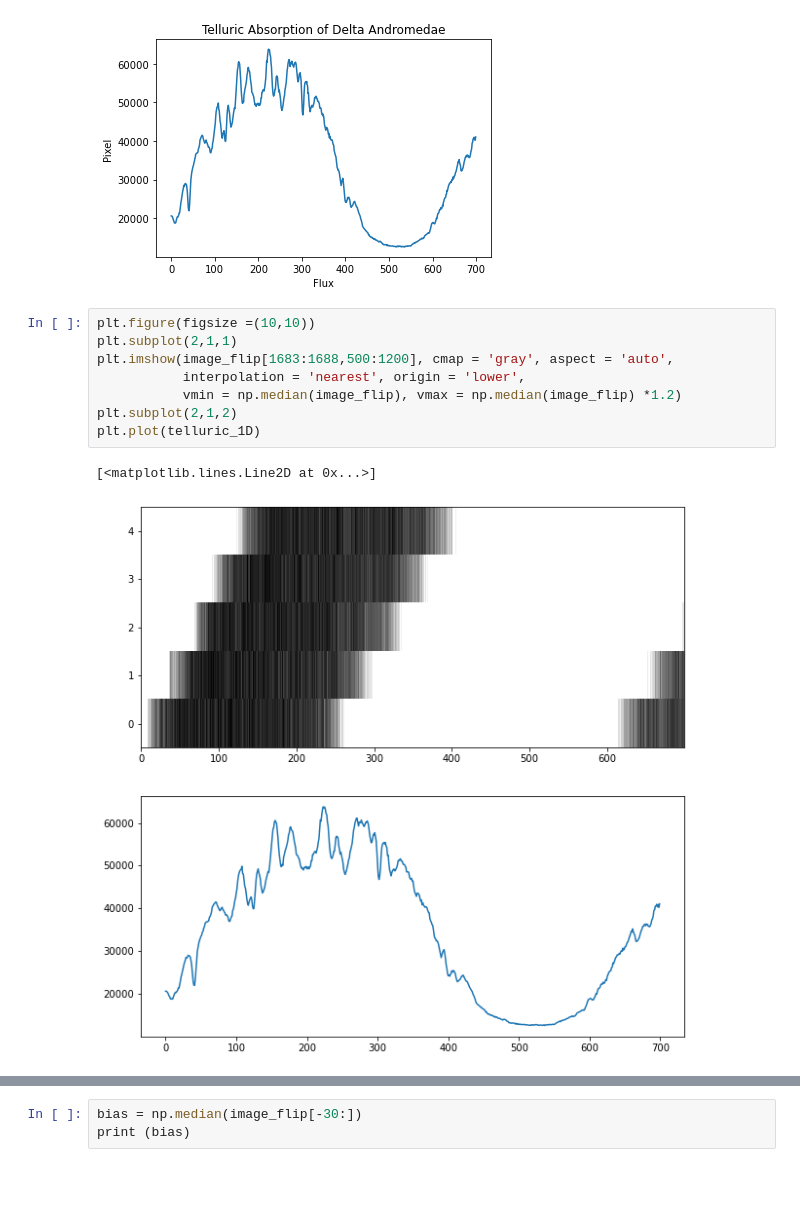
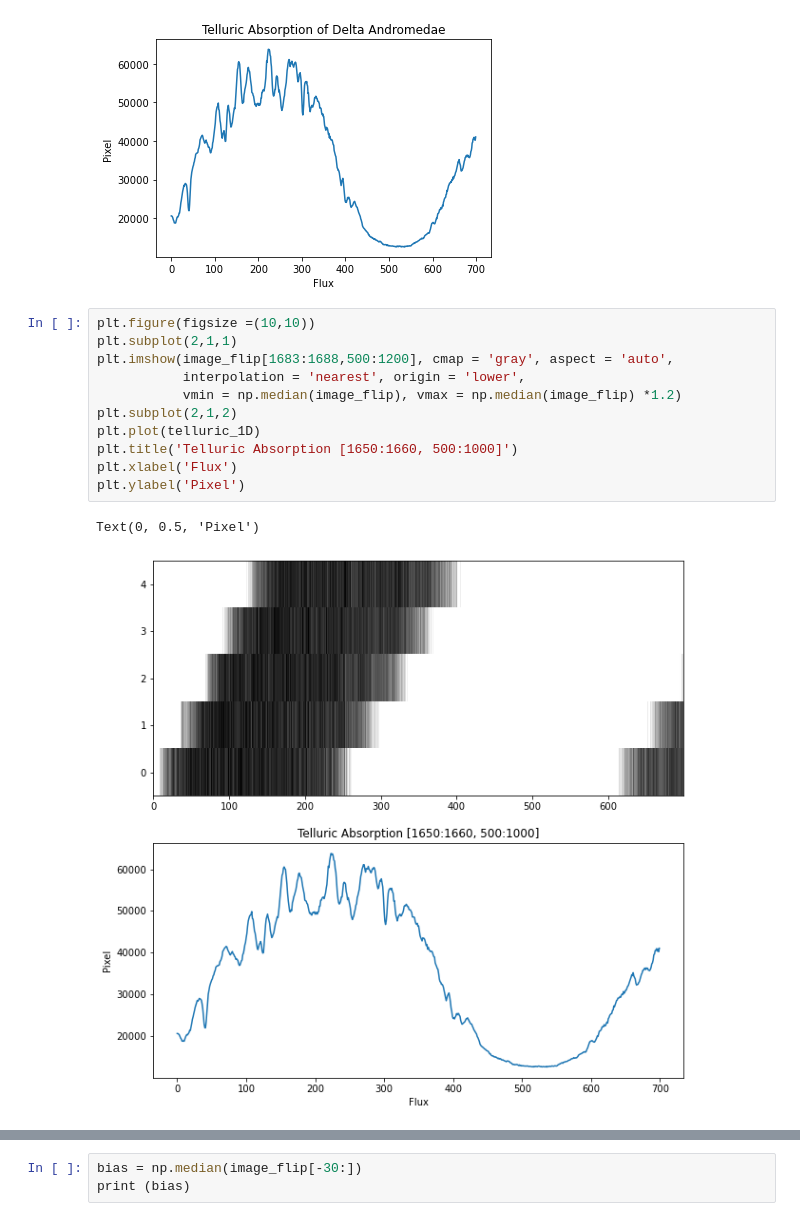
Before and after one commit to howardisaacson/APF-BL-DAP, a Jupyter notebook: Malik/NormalizedTutorial.ipynb, the cells around one changed output, grey strips where cells are left out. Saved outputs shown, nothing was run; the diff lists cells and outputs as text; blank space fills up the shorter version.

```diff
--- a/Malik/NormalizedTutorial.ipynb
+++ b/Malik/NormalizedTutorial.ipynb
@@ -171,12 +171,15 @@ Text(0, 0.5, 'Pixel')
 # %%
 plt.figure(figsize =(10,10))
 plt.subplot(2,1,1)
 plt.imshow(image_flip[1683:1688,500:1200], cmap = 'gray', aspect = 'auto',
            interpolation = 'nearest', origin = 'lower',
            vmin = np.median(image_flip), vmax = np.median(image_flip) *1.2)
 plt.subplot(2,1,2)
 plt.plot(telluric_1D)
+plt.title('Telluric Absorption [1650:1660, 500:1000]')
+plt.xlabel('Flux')
+plt.ylabel('Pixel')
 # %% [output]
-[<matplotlib.lines.Line2D at 0x...>]
+Text(0, 0.5, 'Pixel')
-[figure, old version]
+[figure, new version]
 # %% [markdown]
```
Also changed, not shown: parts of 2 cells of this notebook.
